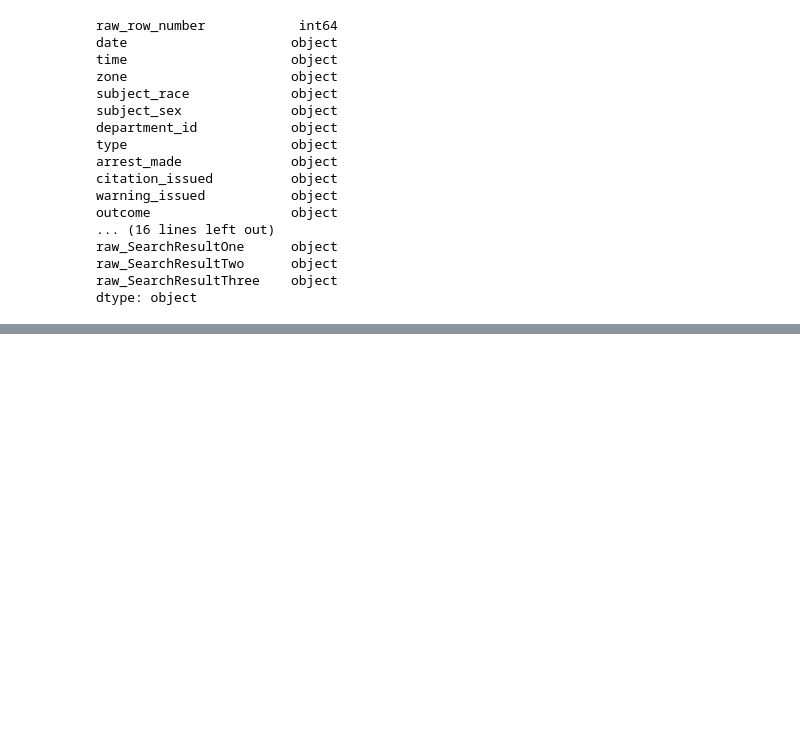
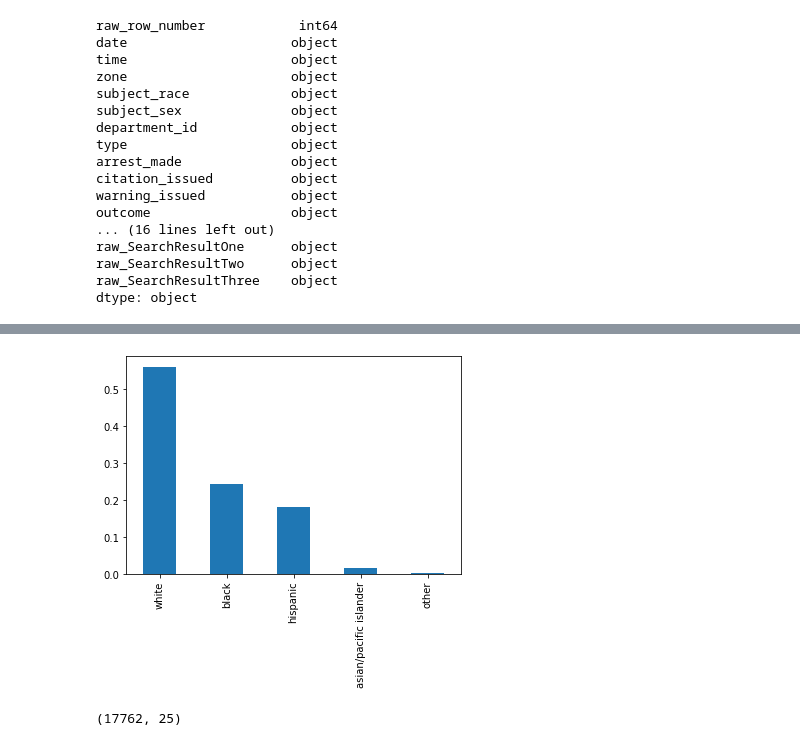
Before and after one commit to ecuerbo/pyprac, a Jupyter notebook: datacamp/analyzing-police-activity.ipynb, the cells around one changed output, grey strips where cells are left out. Drawn from its saved outputs; the diff is of its cells as text; code cells hidden in the pictures; blank space fills up the shorter version.

```diff
--- a/datacamp/analyzing-police-activity.ipynb
+++ b/datacamp/analyzing-police-activity.ipynb
@@ -139,12 +139,15 @@ dtype: object
 # %%
 ri = contraband.drop([
 'raw_row_number','date','time','type', 'vehicle_make',
-       'vehicle_model'], axis = 1)
+       'vehicle_model',"search_conducted", 'raw_SearchResultTwo',
+       'raw_SearchResultThree'], axis = 1)
 # %%
-boo=['arrest_made','citation_issued', 'warning_issued', 'contraband_found']
+boo=['arrest_made','citation_issued', 'warning_issued', 'contraband_found','frisk_performed']
 ri[boo]=ri[boo].astype('bool')
 # %%
 cat=['zone', 'subject_race', 'subject_sex', 'department_id', 'outcome',
        'contraband_drugs', 'contraband_weapons', 'contraband_alcohol',
-       'contraband_other']
+       'contraband_other', 'search_basis', 'reason_for_stop',
+       'raw_BasisForStop', 'raw_OperatorRace', 'raw_OperatorSex',
+       'raw_ResultOfStop', 'raw_SearchResultOne']
 ri[cat] = ri[cat].astype('category')
@@ -188,0 +154,7 @@ Index(['zone', 'subject_race', 'subject_sex', 'department_id', 'arrest_made',
+# %%
+all=['zone', 'subject_race', 'subject_sex', 'department_id', 'outcome',
+       'contraband_drugs', 'contraband_weapons', 'contraband_alcohol',
+       'contraband_other', 'search_basis', 'reason_for_stop',
+       'raw_BasisForStop', 'raw_OperatorRace', 'raw_OperatorSex',
+       'raw_ResultOfStop', 'raw_SearchResultOne','arrest_made','citation_issued', 'warning_issued', 'contraband_found','frisk_performed','reason_for_search']
+clean = ri[all]
@@ -188,0 +170,8 @@ Index(['zone', 'subject_race', 'subject_sex', 'department_id', 'arrest_made',
+# %%
+clean['subject_race'].value_counts(normalize=True).plot(kind='bar');plt.show()
+# %% [output]
+[figure, added]
+# %%
+ri.shape
+# %% [output]
+(17762, 25)
```
Also changed, not shown: parts of 4 cells of this notebook.
